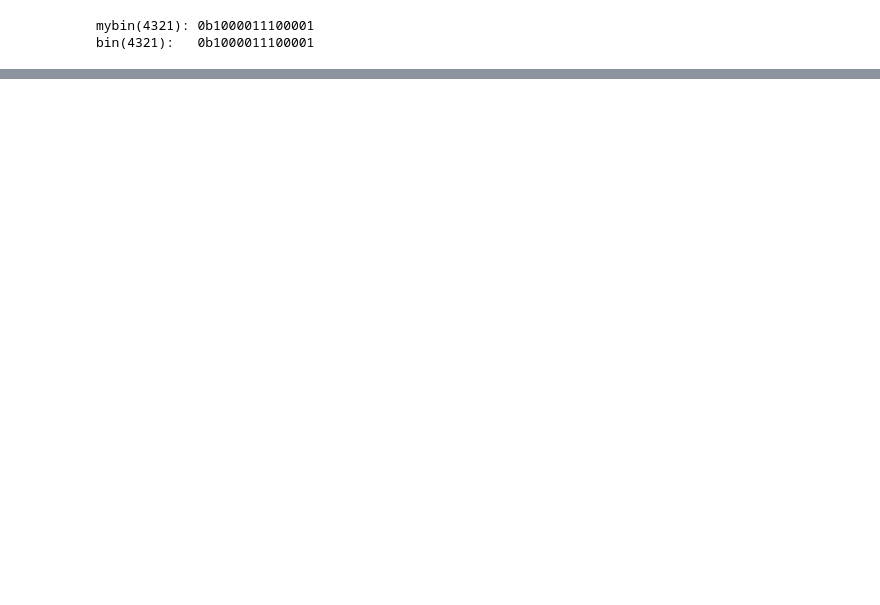
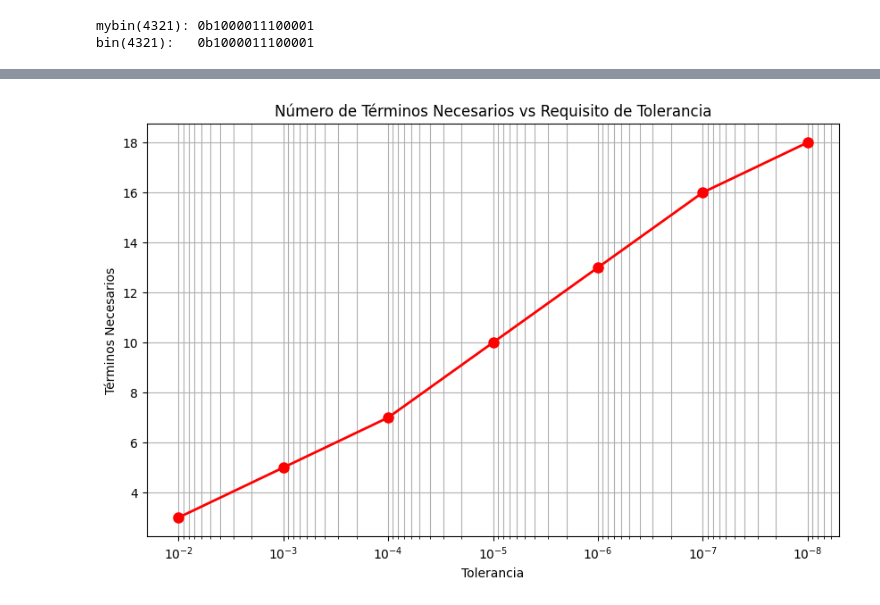
Before and after one commit to danielruizm16/ComputationalMethods_2026_I, a Jupyter notebook: Rep_Numérica_Errores/Rep_Numérica_Errores.ipynb, the cells around one changed output, grey strips where cells are left out. Drawn from its saved outputs; the diff is of its cells as text; code cells hidden in the pictures; blank space fills up the shorter version.

```diff
--- a/Rep_Numérica_Errores/Rep_Numérica_Errores.ipynb
+++ b/Rep_Numérica_Errores/Rep_Numérica_Errores.ipynb
@@ -223,0 +194,30 @@ plt.show()
+# %%
+# Análisis de tolerancia
+def terminos_necesarios_para_tolerancia(x, alpha, tolerancia):
+    """Encuentra el número de términos necesarios para alcanzar una tolerancia dada"""
+    n_terminos = 1
+    while True:
+        aprox = aproximacion_taylor_binomial(x, alpha, n_terminos)
+        error = abs(valor_real - aprox)
+        if error <= tolerancia:
+            return n_terminos, aprox, error
+        n_terminos += 1
+        if n_terminos > 100:  # Límite de seguridad
+            return n_terminos, aprox, error
+
+# Prueba diferentes valores de tolerancia
+tolerancias = [1e-2, 1e-3, 1e-4, 1e-5, 1e-6, 1e-7, 1e-8]
+resultados_tolerancia = []
+
+for tol in tolerancias:
+    terminos, aprox_final, error_final = terminos_necesarios_para_tolerancia(x, alpha, tol)
+    resultados_tolerancia.append({
+        'Tolerancia': tol,
+        'Términos_Necesarios': terminos,
+        'Aproximación_Final': aprox_final,
+        'Error_Final': error_final
+    })
+
+# Crear DataFrame para el análisis de tolerancia
+tolerancia_df = pd.DataFrame(resultados_tolerancia)
+tolerancia_df
@@ -223,0 +233,12 @@ plt.show()
+# %%
+# Graficar análisis de tolerancia
+plt.figure(figsize=(10, 6))
+plt.semilogx(tolerancia_df['Tolerancia'], tolerancia_df['Términos_Necesarios'], 'ro-', linewidth=2, markersize=8)
+plt.xlabel('Tolerancia')
+plt.ylabel('Términos Necesarios')
+plt.title('Número de Términos Necesarios vs Requisito de Tolerancia')
+plt.grid(True, which="both", ls="-")
+plt.gca().invert_xaxis()  # Tolerancia más pequeña a la derecha
+plt.show()
+# %% [output]
+[figure, added]
```
Also changed, not shown: parts of 13 cells of this notebook, 3 other files.
